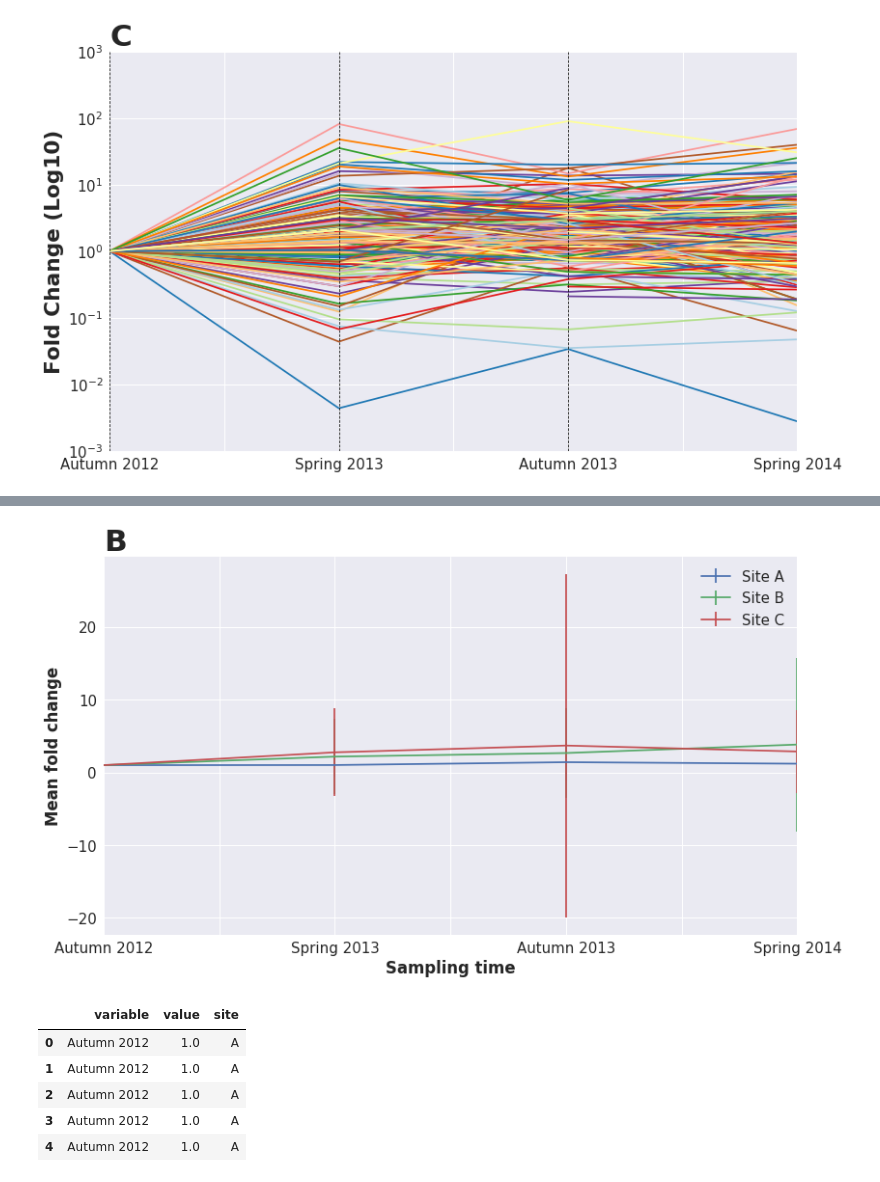
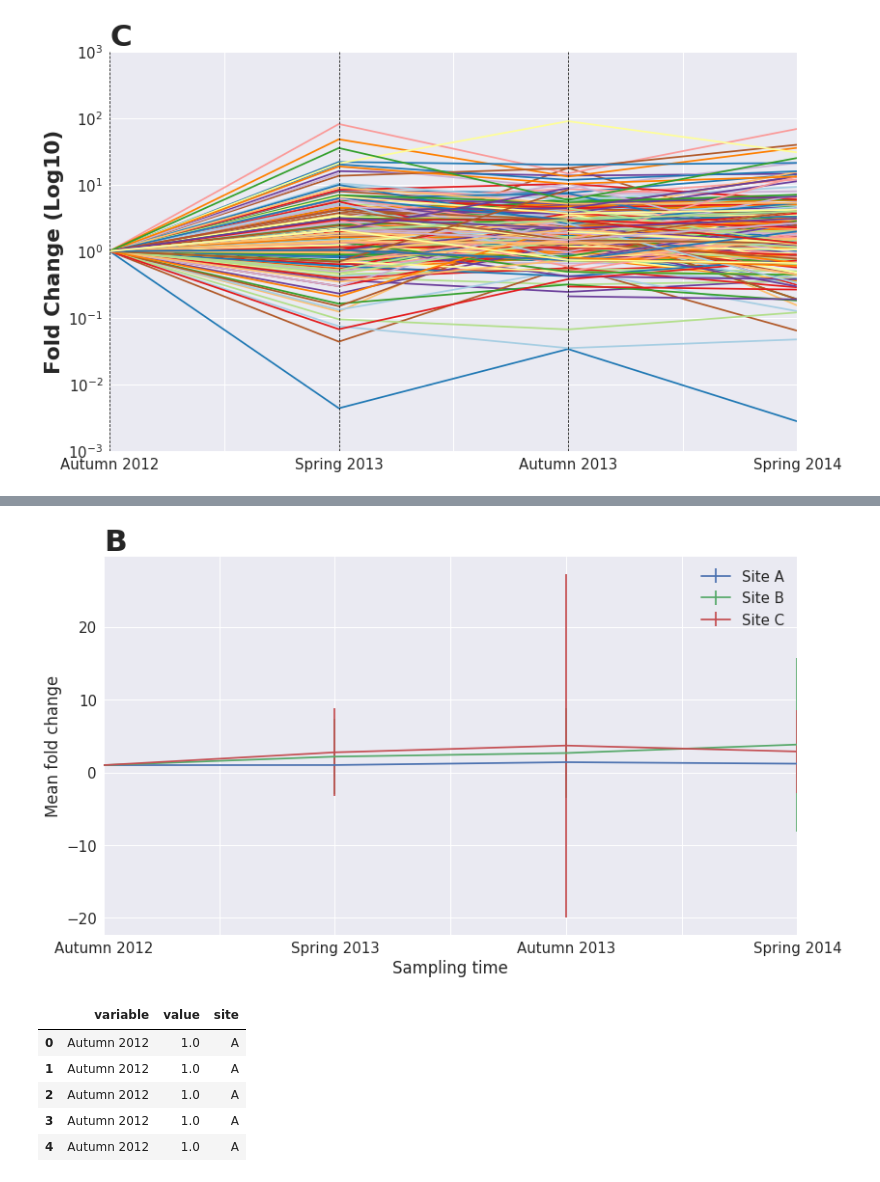
Before and after one commit to valdeanda/Time_series_mats, a Jupyter notebook: scripts/Bar_plots_composition.ipynb, the cells around one changed output, grey strips where cells are left out. Cells and saved outputs as stored; diff of their text form; code cells hidden in the pictures.

```diff
--- a/scripts/Bar_plots_composition.ipynb
+++ b/scripts/Bar_plots_composition.ipynb
@@ -284,25 +284,25 @@ plt.tight_layout()
 # %%
 sns.set(font_scale=1.5)
 sitios = [fam_norm_a_n, fam_norm_b_n, fam_norm_c_n]
 names = ['Site A', 'Site B', 'Site C']
 
 for i in range(3):
     df_ = sitios[i]
     nam_ = names[i]
     mask = np.isnan(df_) | np.isinf(df_)
     mean_ = df_[~mask].T.mean()
     std_ = df_[~mask].T.std()
     mean_.plot(label=nam_, yerr=std_,figsize=(12,7) )
 
 plt.legend()
-plt.ylabel('Mean fold change', weight='bold')
-plt.xlabel("Sampling time", weight='bold')
+plt.ylabel('Mean fold change')
+plt.xlabel("Sampling time")
 #plt.title("Fold change range", size='large', weight='bold')
 plt.title("B", loc='left', size="xx-large", weight='bold')
 plt.tight_layout()
 plt.savefig("../figures/FoldchangeMean.png", dpi=600)
 # %% [output]
-[figure, old version]
+[figure, new version]
 # %%
 #DTAFRAME melting
 # %%
```
Also changed, not shown: parts of 3 cells of this notebook.
